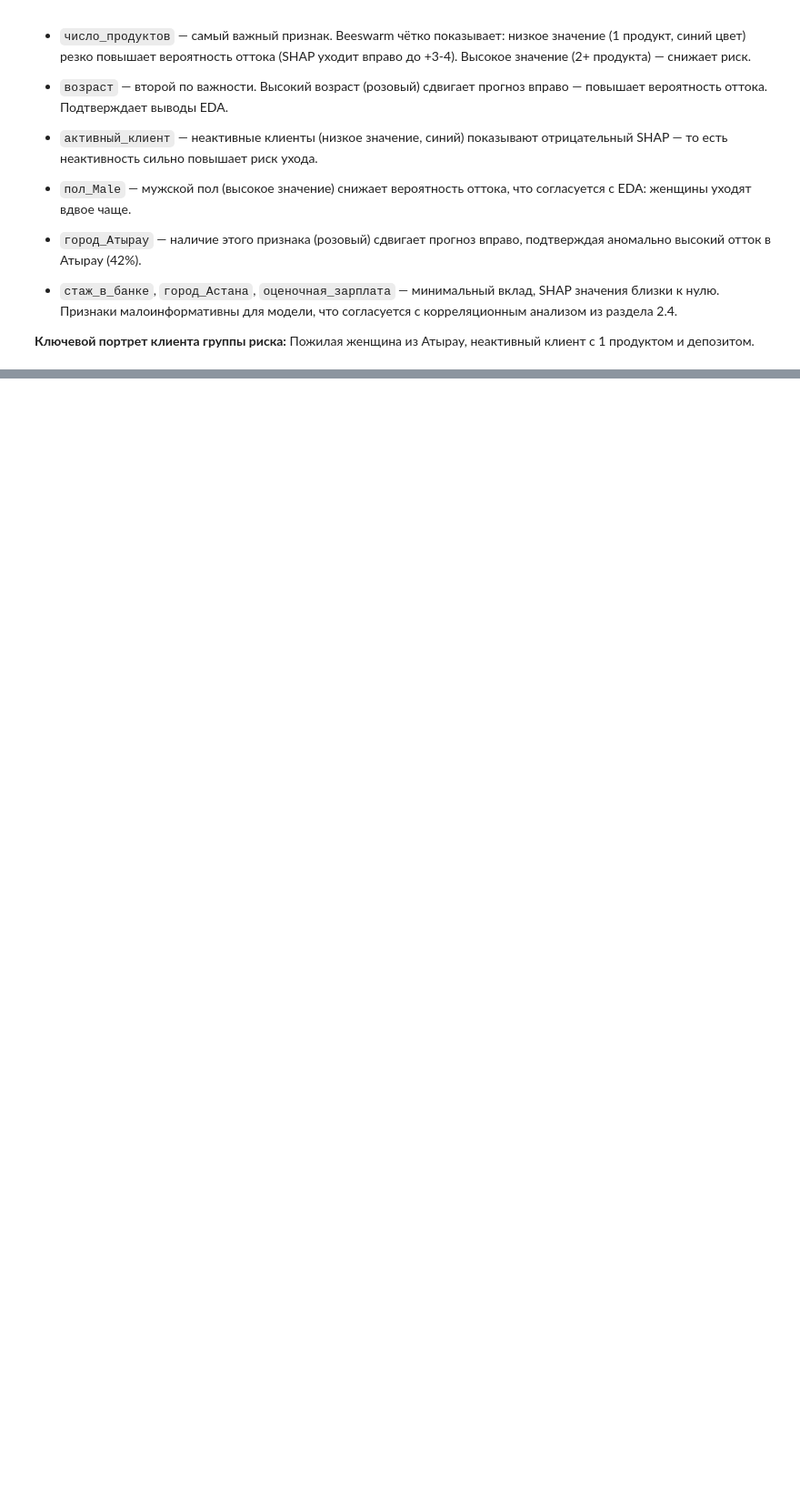
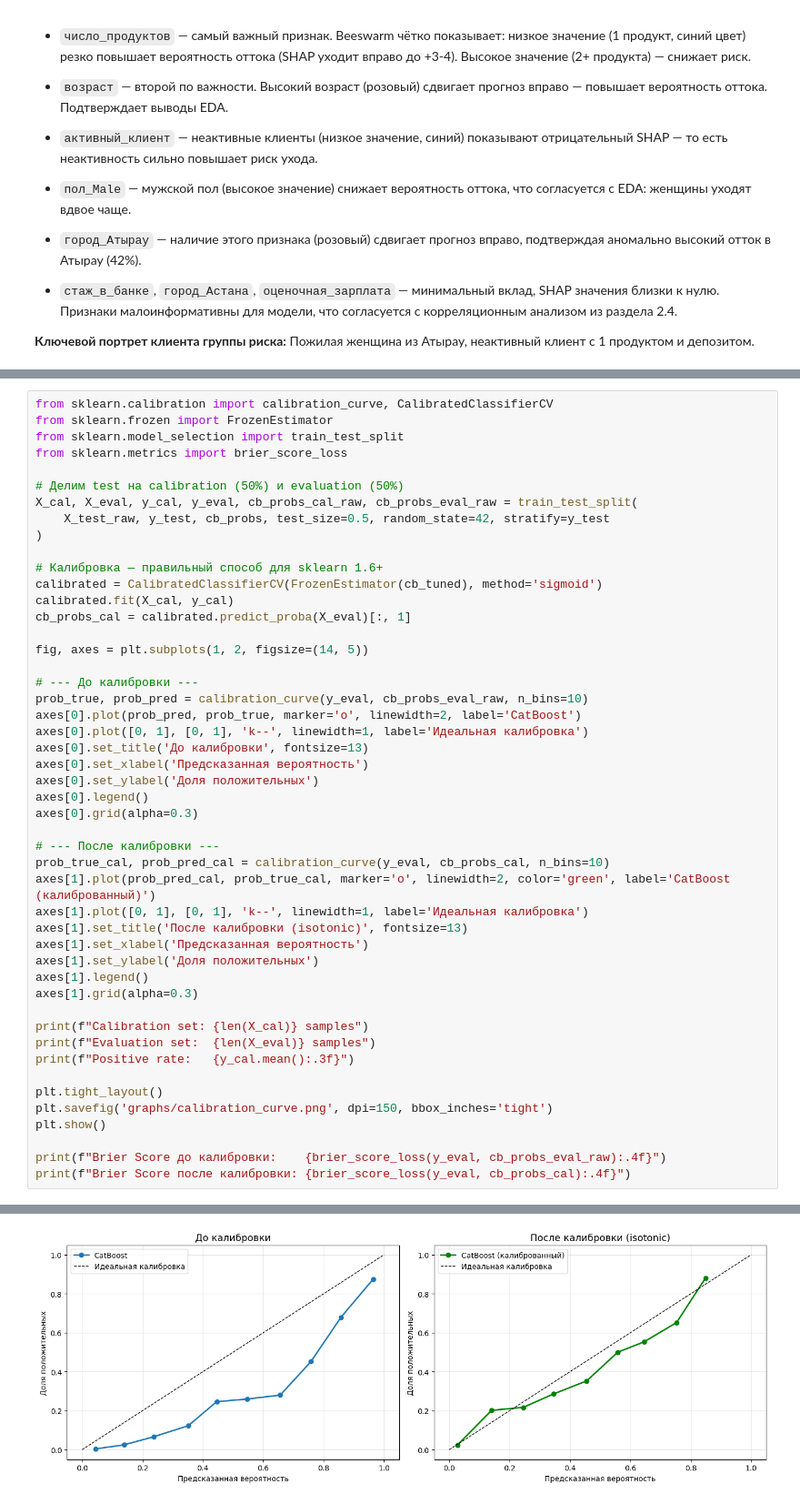
Before and after one commit to justShox/Churn-prediction-api, a Jupyter notebook: notebooks/04_validation.ipynb, the cells around one changed output, grey strips where cells are left out. Shown at 91% size. Saved outputs shown, nothing was run; the diff lists cells and outputs as text; blank space fills up the shorter version.

```diff
--- a/notebooks/04_validation.ipynb
+++ b/notebooks/04_validation.ipynb
@@ -174,0 +181,49 @@ plt.show()
+# %%
+from sklearn.calibration import calibration_curve, CalibratedClassifierCV
+from sklearn.frozen import FrozenEstimator
+from sklearn.model_selection import train_test_split
+from sklearn.metrics import brier_score_loss
+
+# Делим test на calibration (50%) и evaluation (50%)
+X_cal, X_eval, y_cal, y_eval, cb_probs_cal_raw, cb_probs_eval_raw = train_test_split(
+    X_test_raw, y_test, cb_probs, test_size=0.5, random_state=42, stratify=y_test
+)
+
+# Калибровка — правильный способ для sklearn 1.6+
+calibrated = CalibratedClassifierCV(FrozenEstimator(cb_tuned), method='sigmoid')
+calibrated.fit(X_cal, y_cal)
+cb_probs_cal = calibrated.predict_proba(X_eval)[:, 1]
+
+fig, axes = plt.subplots(1, 2, figsize=(14, 5))
+
+# --- До калибровки ---
+prob_true, prob_pred = calibration_curve(y_eval, cb_probs_eval_raw, n_bins=10)
+axes[0].plot(prob_pred, prob_true, marker='o', linewidth=2, label='CatBoost')
+axes[0].plot([0, 1], [0, 1], 'k--', linewidth=1, label='Идеальная калибровка')
+axes[0].set_title('До калибровки', fontsize=13)
+axes[0].set_xlabel('Предсказанная вероятность')
+axes[0].set_ylabel('Доля положительных')
+axes[0].legend()
+axes[0].grid(alpha=0.3)
+
+# --- После калибровки ---
+prob_true_cal, prob_pred_cal = calibration_curve(y_eval, cb_probs_cal, n_bins=10)
+axes[1].plot(prob_pred_cal, prob_true_cal, marker='o', linewidth=2, color='green', label='CatBoost (калиброванный)')
+axes[1].plot([0, 1], [0, 1], 'k--', linewidth=1, label='Идеальная калибровка')
+axes[1].set_title('После калибровки (isotonic)', fontsize=13)
+axes[1].set_xlabel('Предсказанная вероятность')
+axes[1].set_ylabel('Доля положительных')
+axes[1].legend()
+axes[1].grid(alpha=0.3)
+
+print(f"Calibration set: {len(X_cal)} samples")
+print(f"Evaluation set:  {len(X_eval)} samples")
+print(f"Positive rate:   {y_cal.mean():.3f}")
+
+plt.tight_layout()
+plt.savefig('graphs/calibration_curve.png', dpi=150, bbox_inches='tight')
+plt.show()
+
+print(f"Brier Score до калибровки:    {brier_score_loss(y_eval, cb_probs_eval_raw):.4f}")
+print(f"Brier Score после калибровки: {brier_score_loss(y_eval, cb_probs_cal):.4f}")
+# %% [output]
@@ -174,0 +233 @@ plt.show()
+[figure, added]
```
Also changed, not shown: parts of 9 cells of this notebook.
